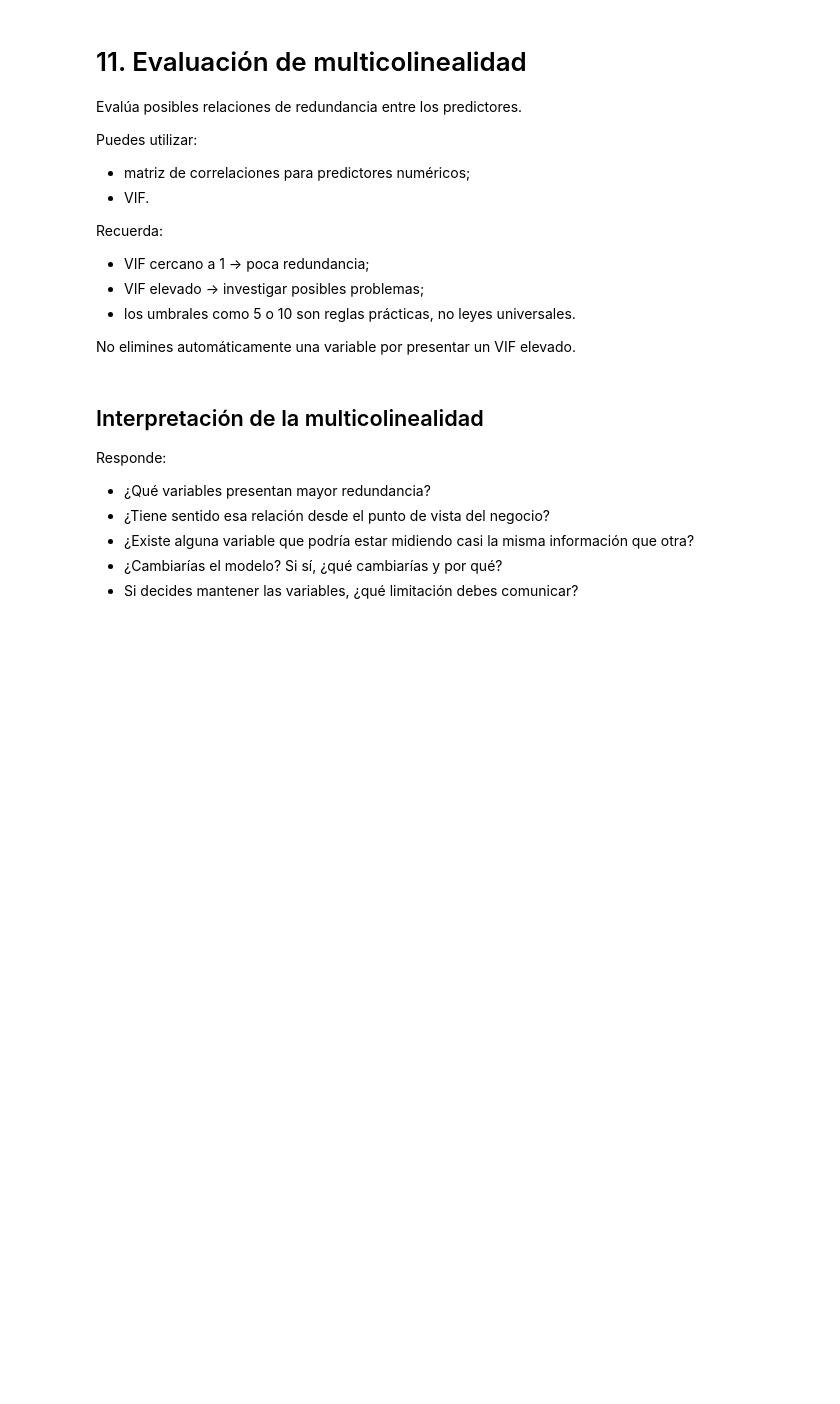
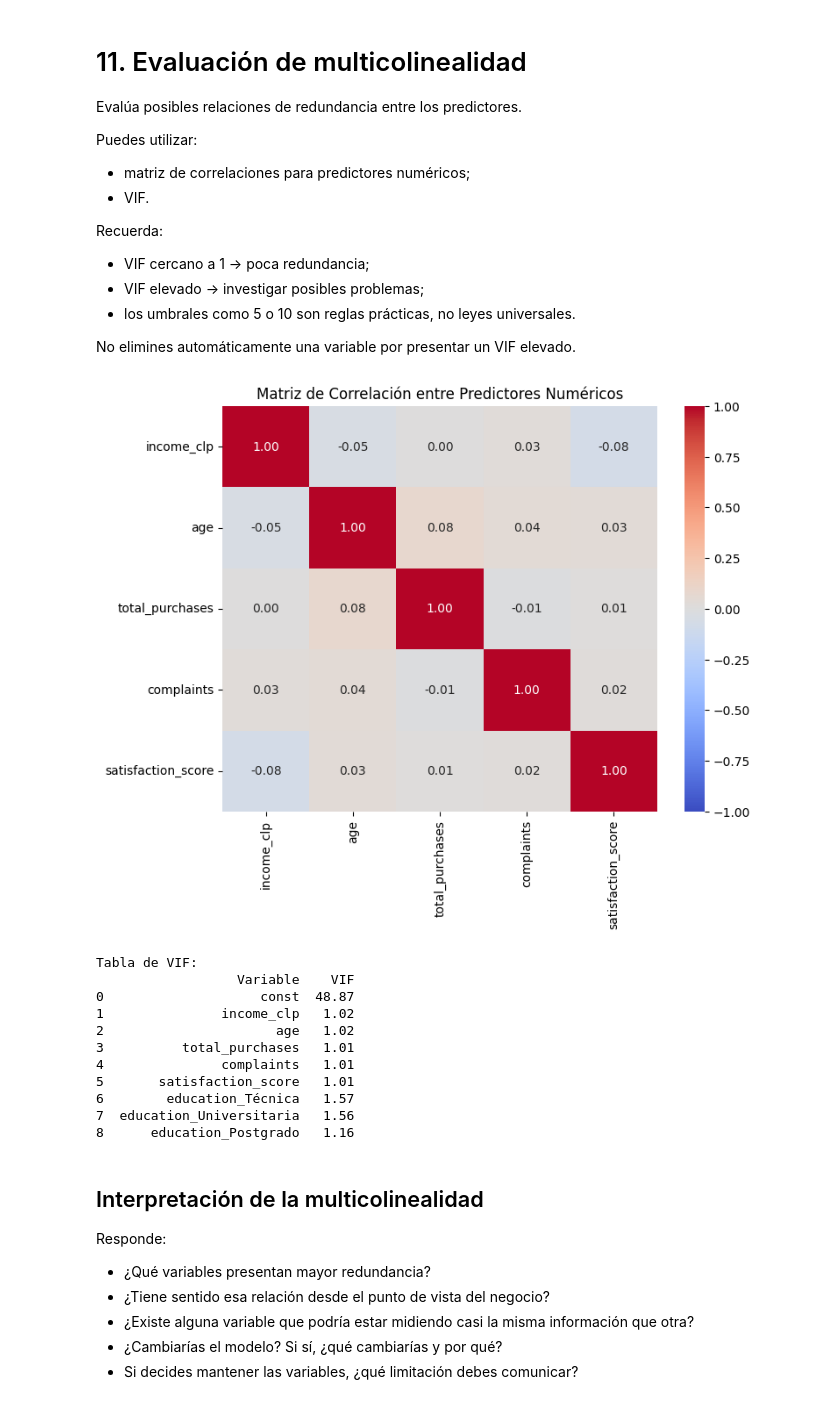
Before and after one commit to fernandouribeu/analisis_datos, a Jupyter notebook: Laboratorio_3_Notebook_Template.ipynb, the cells around one changed output. Cells and saved outputs as stored; diff of their text form; code cells hidden in the pictures; blank space fills up the shorter version.

```diff
--- a/Laboratorio_3_Notebook_Template.ipynb
+++ b/Laboratorio_3_Notebook_Template.ipynb
@@ -785,3 +783,34 @@ No elimines automáticamente una variable por presentar un VIF elevado.
+# %%
+# Calcula aquí los indicadores de multicolinealidad que consideres necesarios.
+# Matriz de correlación para predictores numéricos
+predictores_num = ['income_clp', 'age', 'total_purchases', 'complaints', 'satisfaction_score']
+matriz_corr = df_model[predictores_num].corr()
+
+plt.figure(figsize=(8, 6))
+sb.heatmap(matriz_corr, annot=True, cmap='coolwarm', fmt=".2f", vmin=-1, vmax=1)
+plt.title('Matriz de Correlación entre Predictores Numéricos')
+plt.show()
+
+# Cálculo del Factor de Inflación de la Varianza (VIF)
+vif_df = pd.DataFrame()
+vif_df["Variable"] = X.columns
+vif_df["VIF"] = [variance_inflation_factor(X.values, i) for i in range(X.shape[1])]
+
+print("\nTabla de VIF:")
+print(vif_df.round(2))
+# %% [output]
+[figure, added]
+Tabla de VIF:
+                  Variable    VIF
+0                    const  48.87
+1               income_clp   1.02
+2                      age   1.02
+3          total_purchases   1.01
+4               complaints   1.01
+5       satisfaction_score   1.01
+6        education_Técnica   1.57
+7  education_Universitaria   1.56
+8      education_Postgrado   1.16
 # %% [markdown]
 ## Interpretación de la multicolinealidad
 
```
Also changed, not shown: parts of 4 cells of this notebook.
